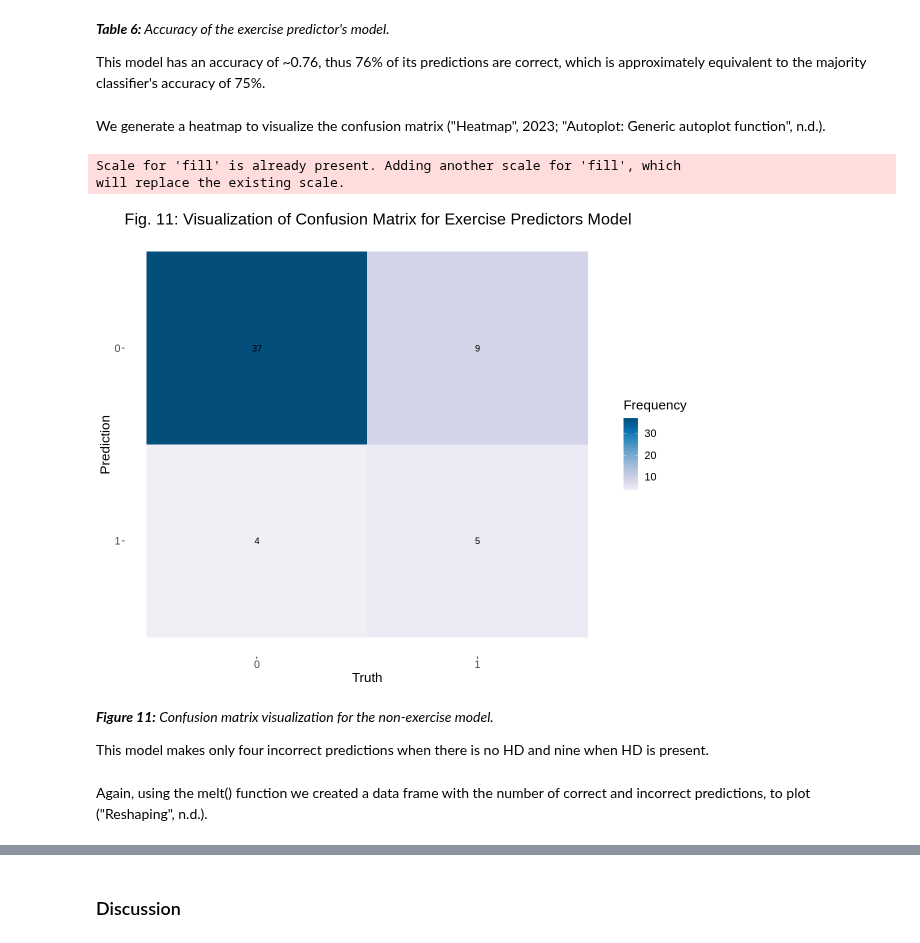
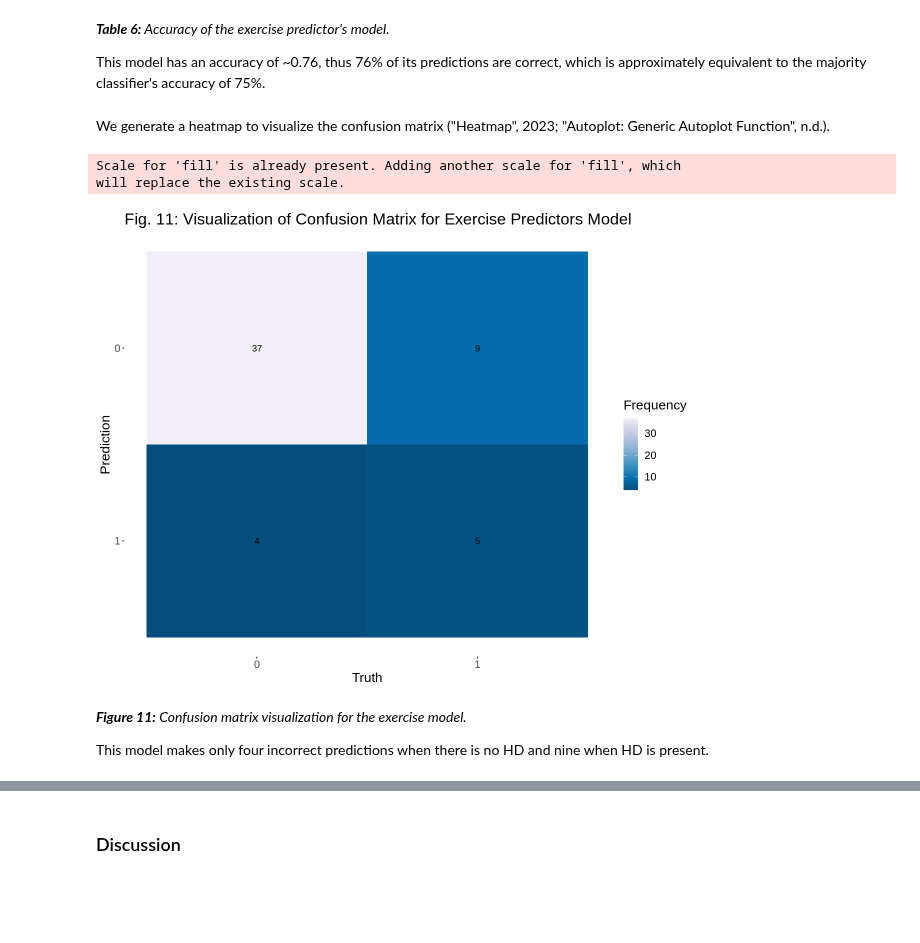
Before and after one commit to chenjerry623/DSCI100-Group17-Project, a Jupyter notebook: Group-17-Project.ipynb, the cells around one changed output, grey strips where cells are left out. Drawn from its saved outputs; the diff is of its cells as text; code cells hidden in the pictures; blank space fills up the shorter version.

```diff
--- a/Group-17-Project.ipynb
+++ b/Group-17-Project.ipynb
@@ -69,13 +95,13 @@ We will perform a $K$-nearest neighbors classification, thus, we split 75% of th
 # Splitting the datasets into training and testing data using 75% of the data in the training set.
 set.seed(9999)
 
-initial_split <- initial_split(cleveland_data_resting, prop = 0.75, strata = result)
-resting_train <- training(initial_split)
-resting_test <- testing(initial_split)
+initial_split_resting <- initial_split(cleveland_data_resting, prop = 0.75, strata = result)
+resting_train <- training(initial_split_resting)
+resting_test <- testing(initial_split_resting)
 
-initial_split <- initial_split(cleveland_data_exercise, prop = 0.75, strata = result)
-exercise_train <- training(initial_split)
-exercise_test <- testing(initial_split)
+initial_split_exercise <- initial_split(cleveland_data_exercise, prop = 0.75, strata = result)
+exercise_train <- training(initial_split_exercise)
+exercise_test <- testing(initial_split_exercise)
 # %% [markdown]
 <b>VISUALIZING THE DATA:</b>
 # %% [markdown]
@@ -461,7 +481,7 @@ This recipe scales and centers the data so all predictors contribute equally to
 # Including the exercise predictors in a recipe for classification.
 set.seed(9999)
 
-exercise_recipe <- recipe(result ~ exercise_angina + exercise_st + exercise_slope, data = exercise_train) |>
+exercise_recipe <- recipe(result ~ exercise_angina + exercise_st + exercise_slope, data = balanced_exercise_train) |>
                         step_scale(all_predictors()) |>
                         step_center(all_predictors())
 # %%
@@ -562,27 +576,25 @@ A tibble: 1 × 3
 
 This model has an accuracy of ~0.76, thus 76% of its predictions are correct, which is approximately equivalent to the majority classifier's accuracy of 75%.
 # %% [markdown]
-We generate a heatmap to visualize the confusion matrix ("Heatmap", 2023; "Autoplot: Generic autoplot function", n.d.).
+We generate a heatmap to visualize the confusion matrix ("Heatmap", 2023; "Autoplot: Generic Autoplot Function", n.d.).
 # %%
 set.seed(9999)
 
 # Visualizing the confusion matrix for the exercise predictors model to better assess its accuracy.
-# This code was developed using ("Heatmap", 2023) and ("Autoplot: Generic autoplot function", n.d.) as a guide.
+# This code was developed using ("Heatmap", 2023; "Autoplot: Generic Autoplot Function", n.d.) as a guide.
 
 exercise_conf_mat <- exercise_predictions |>
                     conf_mat(truth = result, estimate = .pred_class)
 
-autoplot(exercise_conf_mat, type = "heatmap") +  #  Using ggplot2's autoplot() function as learned in ("Autoplot: Generic autoplot function", n.d.) and ("Heatmap", 2023).
-    scale_fill_distiller(palette = "PuBu", direction = 1, name = "Frequency") +
-    labs(title = "Fig. 11: Visualization of Confusion Matrix for Exercise Predictors Model") +
-    theme(legend.position = "right", text = element_text(size = 16))
+autoplot(exercise_conf_mat, type = "heatmap") +  #  Using ggplot2's autoplot() function as learned in ("Heatmap", 2023; "Autoplot: Generic Autoplot Function", n.d.).
+    scale_fill_distiller(palette = "PuBu") +
+    labs(title = "Fig. 11: Visualization of Confusion Matrix for Exercise Predictors Model", fill = "Frequency") +
+    theme(legend.position = "right", text = element_text(size = 16)) # Creating a legend as learned in (Timbers et al., 2022).
 # %% [output]
 Scale for 'fill' is already present. Adding another scale for 'fill', which
 will replace the existing scale.
-[figure, old version]
+[figure, new version]
 # %% [markdown]
-<i><b>Figure 11:</b> Confusion matrix visualization for the non-exercise model.</i>
+<i><b>Figure 11:</b> Confusion matrix visualization for the exercise model.</i>
 
 This model makes only four incorrect predictions when there is no HD and nine when HD is present.
-# %% [markdown]
-Again, using the melt() function we created a data frame with the number of correct and incorrect predictions, to plot ("Reshaping", n.d.).
```
Also changed, not shown: parts of 52 cells of this notebook.
